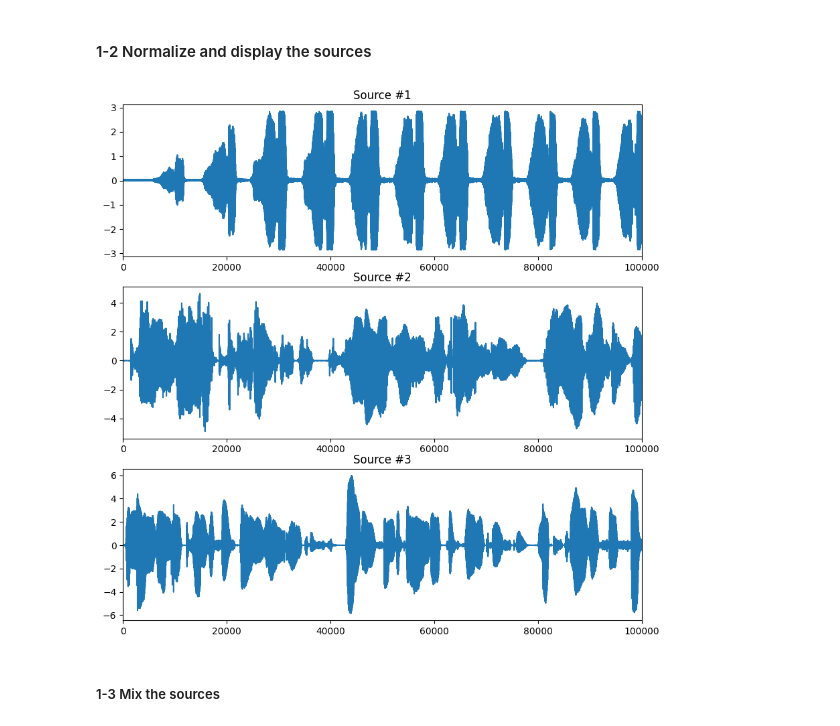
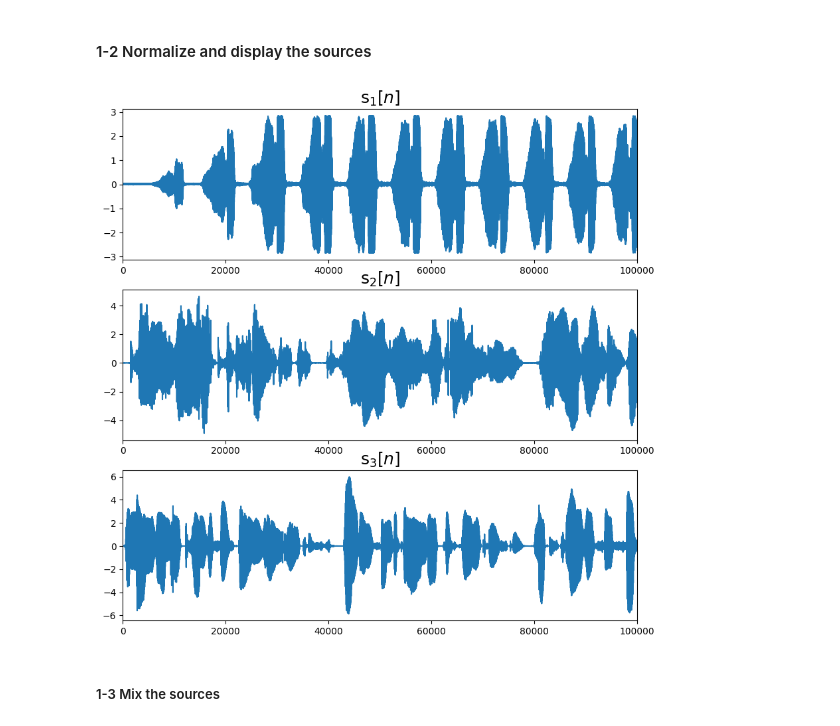
Before and after one commit to danielchoi1115/comp-coursework, a Jupyter notebook: MATH4992/blind source separation.ipynb, the cells around one changed output. Saved outputs shown, nothing was run; the diff lists cells and outputs as text; code cells hidden in the pictures.

```diff
--- a/MATH4992/blind source separation.ipynb
+++ b/MATH4992/blind source separation.ipynb
@@ -35,13 +35,13 @@ x = x/np.tile(np.std(x,0),(n,1))
 # %%
 plt.figure(figsize = (10,10))
 
 for i in range(num_src):
     plt.subplot(num_src, 1, i+1)
     plt.plot(x[:, i])
     plt.xlim(0,n)
-    plt.title("Source #%i" %(i+1))
+    plt.title(f"s$_{i+1}[n]$", fontsize=18)
 # %% [output]
-[figure, old version]
+[figure, new version]
 # %% [markdown]
 ##### 1-3 Mix the sources
 # %%
```
Also changed, not shown: parts of 19 cells of this notebook.
